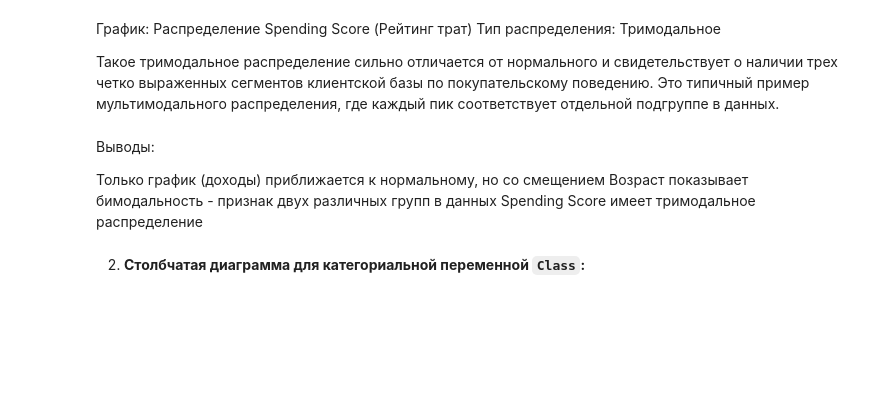
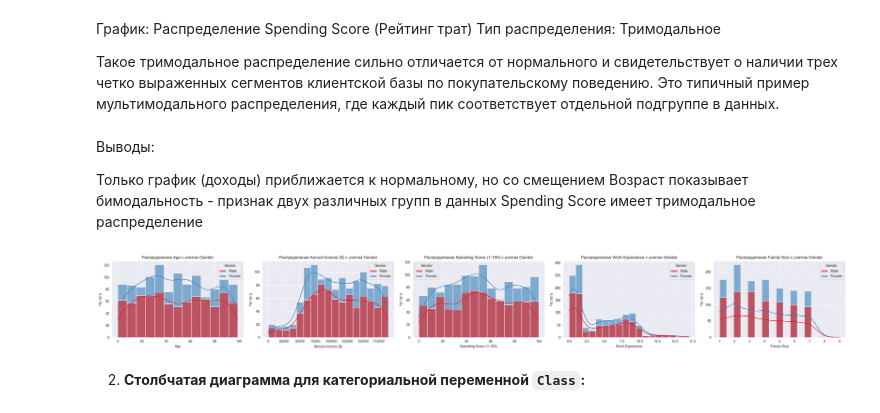
Before and after one commit to Vladimirus051/MLVVSU, a Jupyter notebook: Лабораторная №1/"Практика_1".ipynb, the cells around one changed output. Drawn from its saved outputs; the diff is of its cells as text; code cells hidden in the pictures; blank space fills up the shorter version.

```diff
--- a/Лабораторная №1/"Практика_1".ipynb
+++ b/Лабораторная №1/"Практика_1".ipynb
@@ -228,6 +216,25 @@ p.s. 3-5 самых показательных примеров.
 Только график (доходы) приближается к нормальному, но со смещением
 Возраст показывает бимодальность - признак двух различных групп в данных
 Spending Score имеет тримодальное распределение
+# %%
+num_cols = df.select_dtypes(include=['int64', 'float64']).columns.tolist()
+num_cols = [col for col in num_cols if col != 'CustomerID']
+
+fig, axes = plt.subplots(1, len(num_cols), figsize=(6 * len(num_cols), 4))
+
+if len(num_cols) == 1:
+    axes = [axes]
+
+for ax, col in zip(axes, num_cols):
+    sns.histplot(data=df, x=col, hue='Gender', kde=True, palette='Set1', alpha=0.6, ax=ax)
+    ax.set_title(f'Распределение {col} с учетом Gender')
+    ax.set_xlabel(col)
+    ax.set_ylabel('Частота')
+
+plt.tight_layout()
+plt.show()
+# %% [output]
+[figure, added]
 # %% [markdown]
 2. **Столбчатая диаграмма для категориальной переменной `Class`:**
 # %%
```
Also changed, not shown: parts of 11 cells of this notebook.
